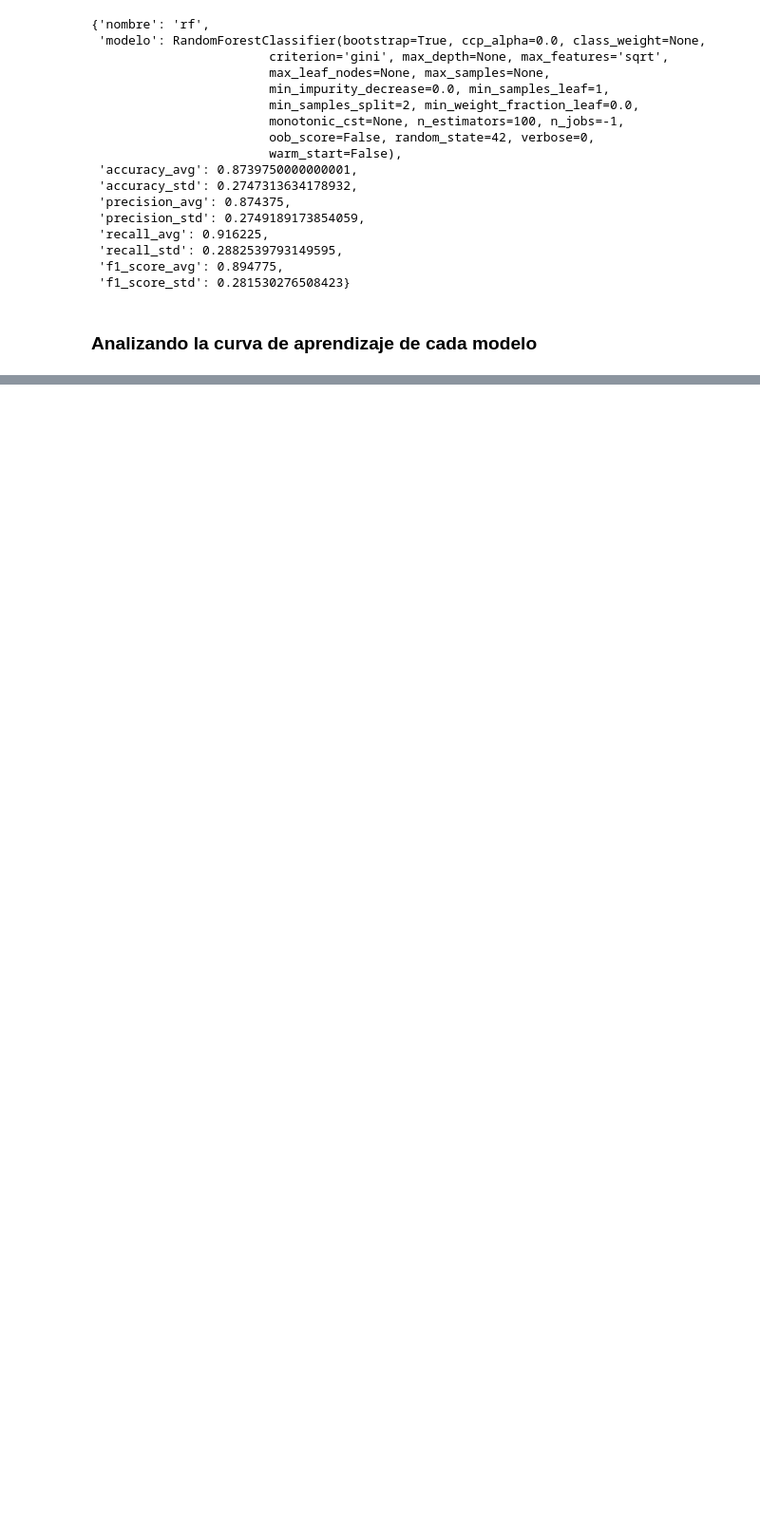
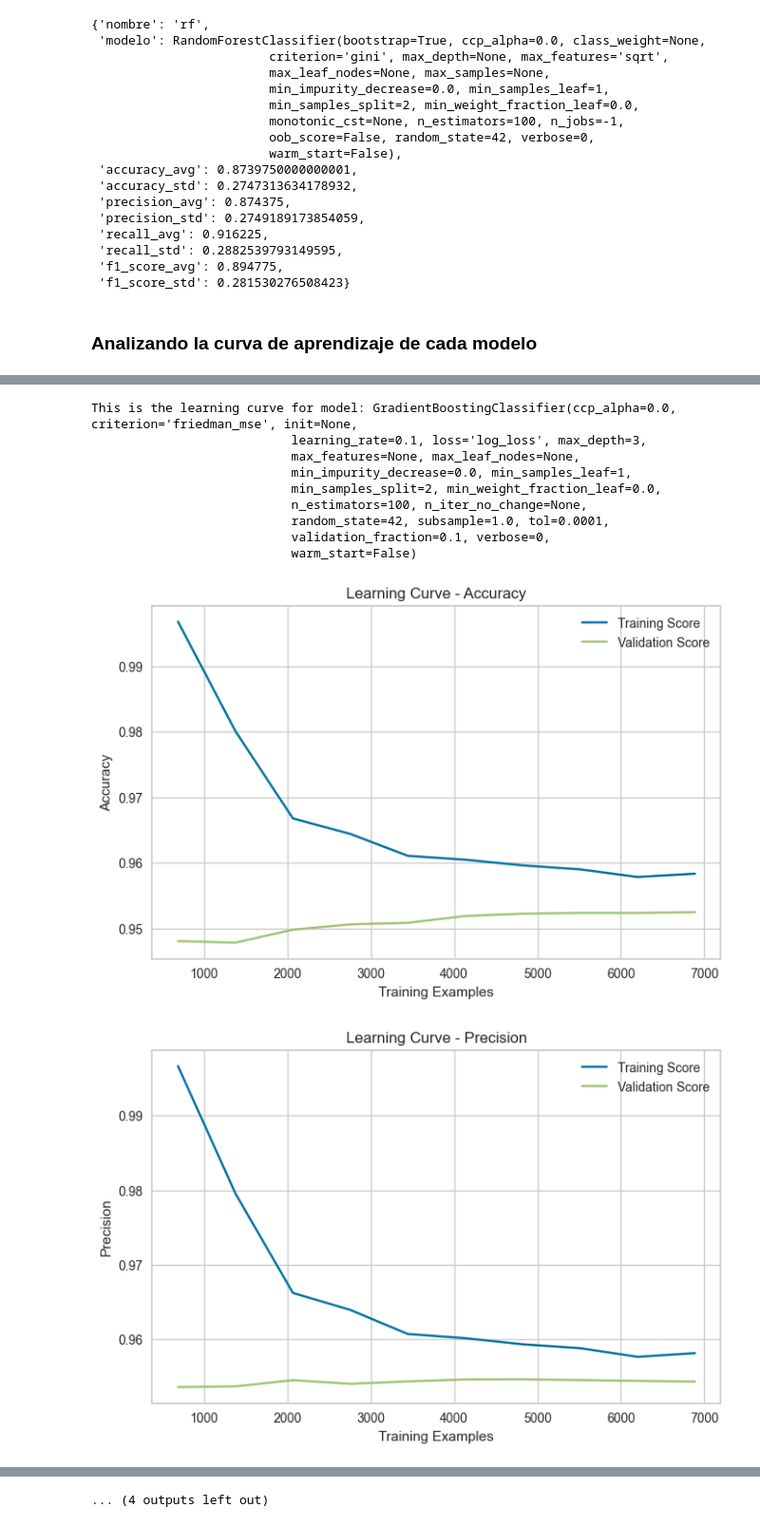
Before and after one commit to Eliujm/MLops, a Jupyter notebook: src/model_training_evaluation.ipynb, the cells around one changed output, grey strips where cells are left out. Shown at 95% size. Saved outputs shown, nothing was run; the diff lists cells and outputs as text; code cells hidden in the pictures; blank space fills up the shorter version.

Commit message:
V1.2.1 agregado contenido a READMEM, metricas para ambas clases en model training y model_training_evaluation

```diff
--- a/src/model_training_evaluation.ipynb
+++ b/src/model_training_evaluation.ipynb
@@ -245,0 +252,46 @@ this is the learning curve for the modeRandomForestClassifier(bootstrap=True, cc
+# %%
+metrics = {
+    "Accuracy": "accuracy",
+    "Precision": "precision",
+    "Recall": "recall"
+}
+
+for model in best_models:
+    print(f"This is the learning curve for model: {model}")
+
+    for metric_name, metric in metrics.items():
+
+        train_sizes, train_scores, val_scores = learning_curve(
+            estimator=model,
+            X=x_train_preprocessed,
+            y=y_train,
+            cv=5,
+            scoring=metric,
+            train_sizes=np.linspace(0.1, 1.0, 10)
+        )
+
+        train_mean = train_scores.mean(axis=1)
+        val_mean = val_scores.mean(axis=1)
+
+        plt.figure(figsize=(8,5))
+        plt.plot(train_sizes, train_mean, label="Training Score")
+        plt.plot(train_sizes, val_mean, label="Validation Score")
+
+        plt.xlabel("Training Examples")
+        plt.ylabel(metric_name)
+        plt.title(f"Learning Curve - {metric_name}")
+        plt.legend()
+        plt.grid(True)
+        plt.show()
+# %% [output]
+This is the learning curve for model: GradientBoostingClassifier(ccp_alpha=0.0, criterion='friedman_mse', init=None,
+                           learning_rate=0.1, loss='log_loss', max_depth=3,
+                           max_features=None, max_leaf_nodes=None,
+                           min_impurity_decrease=0.0, min_samples_leaf=1,
+                           min_samples_split=2, min_weight_fraction_leaf=0.0,
+                           n_estimators=100, n_iter_no_change=None,
+                           random_state=42, subsample=1.0, tol=0.0001,
+                           validation_fraction=0.1, verbose=0,
+                           warm_start=False)
+[figure, added]
+[figure, added]
@@ -245,0 +311 @@ this is the learning curve for the modeRandomForestClassifier(bootstrap=True, cc
+... (4 outputs left out)
```
Also changed, not shown: parts of 7 cells of this notebook, 9 other files.
